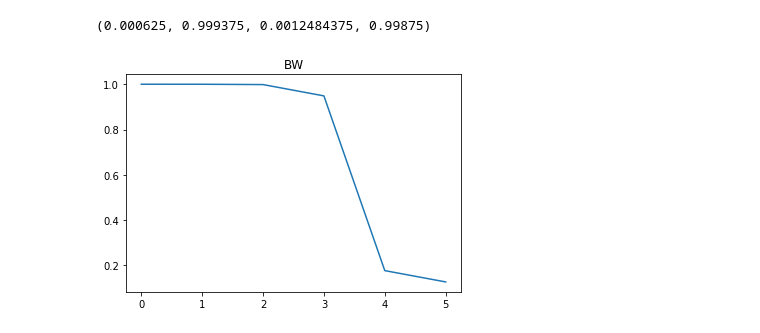
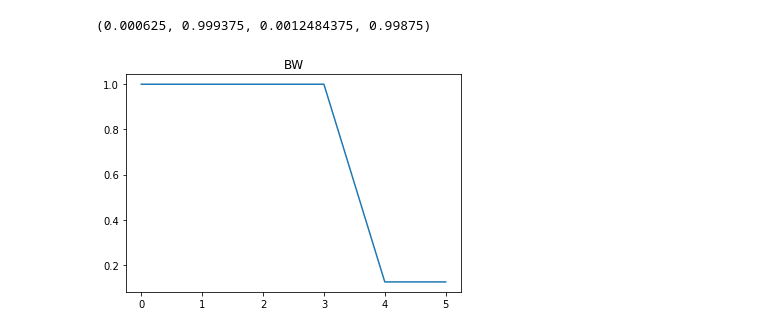
Before and after one commit to mikeg64/hermes, a Jupyter notebook: python/compare-hermes-sac-1d.ipynb, the cells around one changed output. Saved outputs shown, nothing was run; the diff lists cells and outputs as text; code cells hidden in the pictures.

```diff
--- a/python/compare-hermes-sac-1d.ipynb
+++ b/python/compare-hermes-sac-1d.ipynb
@@ -115,8 +116,8 @@ print(allsacdat1[0,3,0],allsacdat1[799,3,0],(allsacdat1[799,3,0]-allsacdat1[0,3,
 # %% [output]
 (0.000625, 0.999375, 0.0012484375, 0.99875)
 # %%
-plt.plot(allsacdat[247:253,3,2])
+plt.plot(allsacdat1[247:253,3,2])
 plt.title('BW')
 plt.show()
 # %% [output]
-[figure, old version]
+[figure, new version]
```
Also changed, not shown: parts of 9 cells of this notebook, 4 other files.
